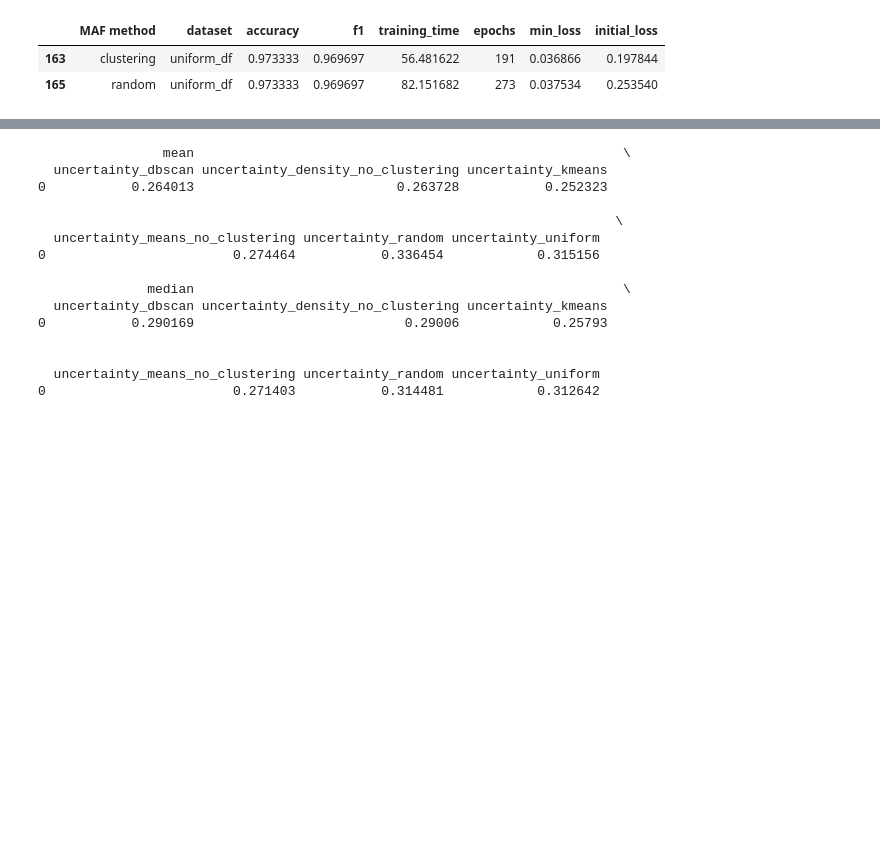
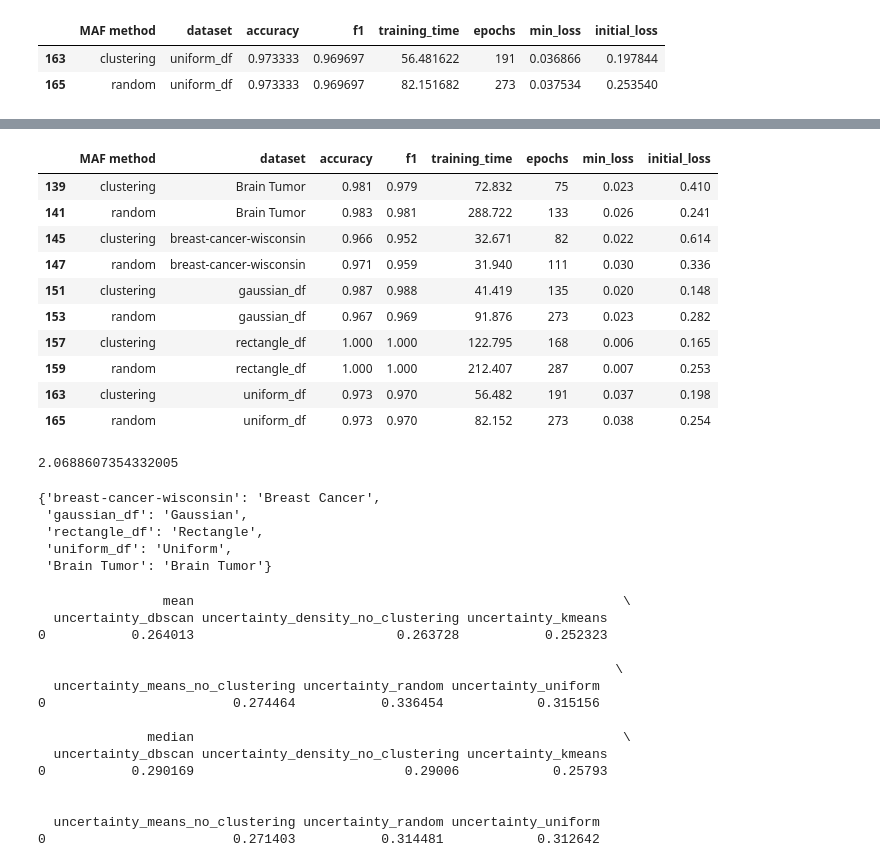
Before and after one commit to HaykTarkhanyan/DSGD-Enhanced, a Jupyter notebook: cdsgd/generate_report.ipynb, the cells around one changed output, grey strips where cells are left out. Cells and saved outputs as stored; diff of their text form; code cells hidden in the pictures; blank space fills up the shorter version.

```diff
--- a/cdsgd/generate_report.ipynb
+++ b/cdsgd/generate_report.ipynb
@@ -271,0 +351,14 @@ df[cols_int_median].plot(kind="bar", figsize=(15, 5))
+# %%
+res
+# %% [output]
+|  | MAF method | dataset | accuracy | f1 | training_time | epochs | min_loss | initial_loss |
+| 139 | clustering | Brain Tumor | 0.981 | 0.979 | 72.832 | 75 | 0.023 | 0.410 |
+| 141 | random | Brain Tumor | 0.983 | 0.981 | 288.722 | 133 | 0.026 | 0.241 |
+| 145 | clustering | breast-cancer-wisconsin | 0.966 | 0.952 | 32.671 | 82 | 0.022 | 0.614 |
+| 147 | random | breast-cancer-wisconsin | 0.971 | 0.959 | 31.940 | 111 | 0.030 | 0.336 |
+| 151 | clustering | gaussian_df | 0.987 | 0.988 | 41.419 | 135 | 0.020 | 0.148 |
+| 153 | random | gaussian_df | 0.967 | 0.969 | 91.876 | 273 | 0.023 | 0.282 |
+| 157 | clustering | rectangle_df | 1.000 | 1.000 | 122.795 | 168 | 0.006 | 0.165 |
+| 159 | random | rectangle_df | 1.000 | 1.000 | 212.407 | 287 | 0.007 | 0.253 |
+| 163 | clustering | uniform_df | 0.973 | 0.970 | 56.482 | 191 | 0.037 | 0.198 |
+| 165 | random | uniform_df | 0.973 | 0.970 | 82.152 | 273 | 0.038 | 0.254 |
@@ -272,3 +394,15 @@ df[cols_int_median].plot(kind="bar", figsize=(15, 5))
+# %%
+ratios_df["Training Time Speedup, x"].mean()
+# %% [output]
+2.0688607354332005
+# %%
+DATASET_NAME_MAP
+# %% [output]
+{'breast-cancer-wisconsin': 'Breast Cancer',
+ 'gaussian_df': 'Gaussian',
+ 'rectangle_df': 'Rectangle',
+ 'uniform_df': 'Uniform',
+ 'Brain Tumor': 'Brain Tumor'}
 # %%
 # means = R.rules_df[uncertainty_cols].mean()
 # medians = R.rules_df[uncertainty_cols].median()
```
Also changed, not shown: parts of 16 cells of this notebook, 3 other files.
